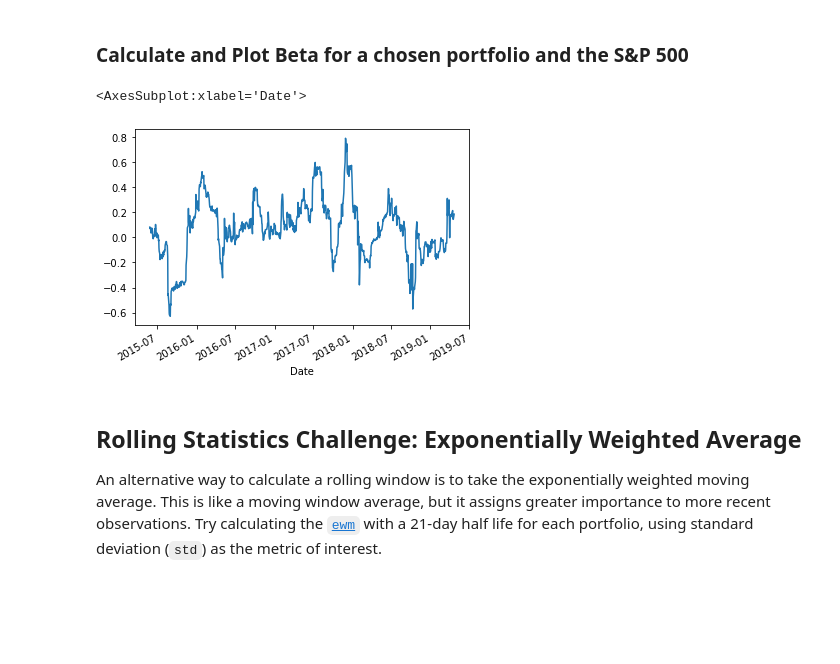
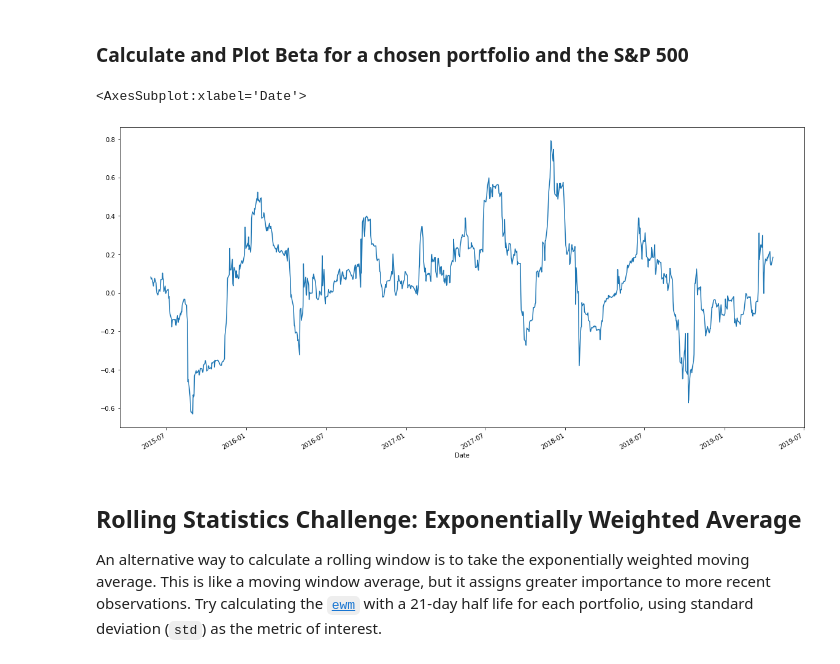
Before and after one commit to Aqui1983/Module_4_challenge, a Jupyter notebook: Module_4_challenge_starter_code/whale_analysis.ipynb, the cells around one changed output. Cells and saved outputs as stored; diff of their text form; code cells hidden in the pictures; blank space fills up the shorter version.

```diff
--- a/Module_4_challenge_starter_code/whale_analysis.ipynb
+++ b/Module_4_challenge_starter_code/whale_analysis.ipynb
@@ -331,15 +331,15 @@ combined_returns_correlation.style.background_gradient(cmap='autumn')
 # %%
 # Calculate covariance of a single portfolio
 berkshire_covariance = combined_returns_df['BERKSHIRE HATHAWAY INC'].rolling(window=60).cov(combined_returns_df['Sp500_Returns'])
 # Calculate variance of S&P 500
 sp500_rolling_var = combined_returns_df['Sp500_Returns'].rolling(window=60).var()
 # Computing beta
 berkshire_rolling_beta = berkshire_covariance/sp500_rolling_var
 # Plot beta trend
-berkshire_rolling_beta.plot()
+berkshire_rolling_beta.plot(figsize=(20,10))
 # %% [output]
 <AxesSubplot:xlabel='Date'>
-[figure, old version]
+[figure, new version]
 # %% [markdown]
 ## Rolling Statistics Challenge: Exponentially Weighted Average
 
```
Also changed, not shown: parts of 6 cells of this notebook.
